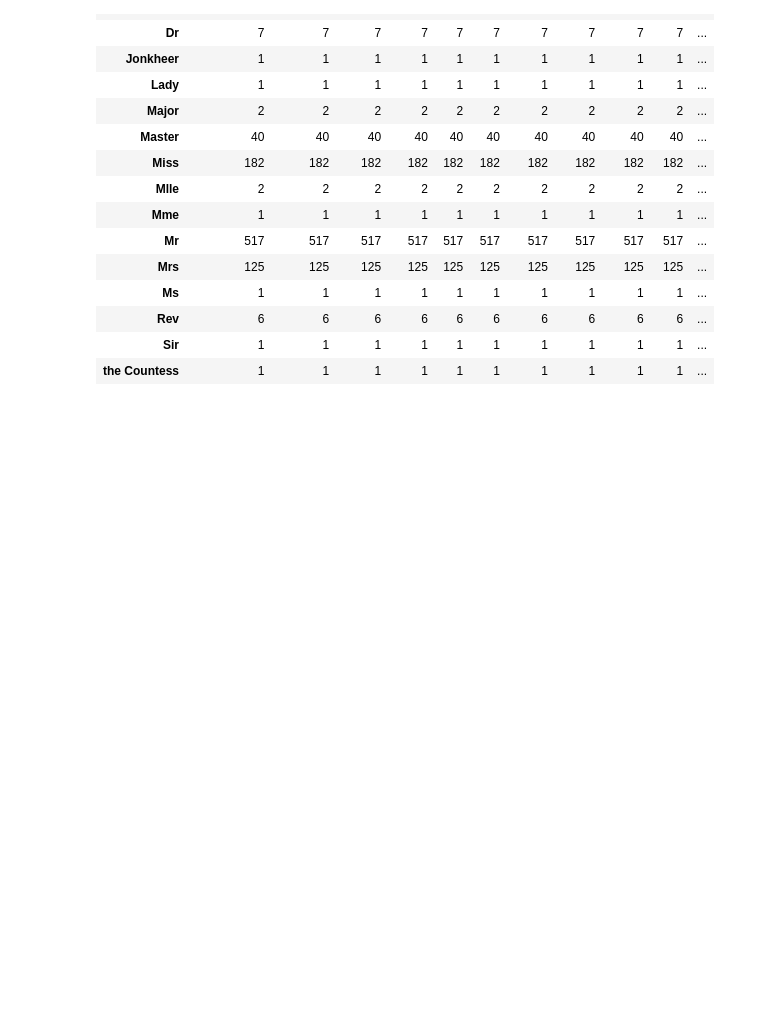
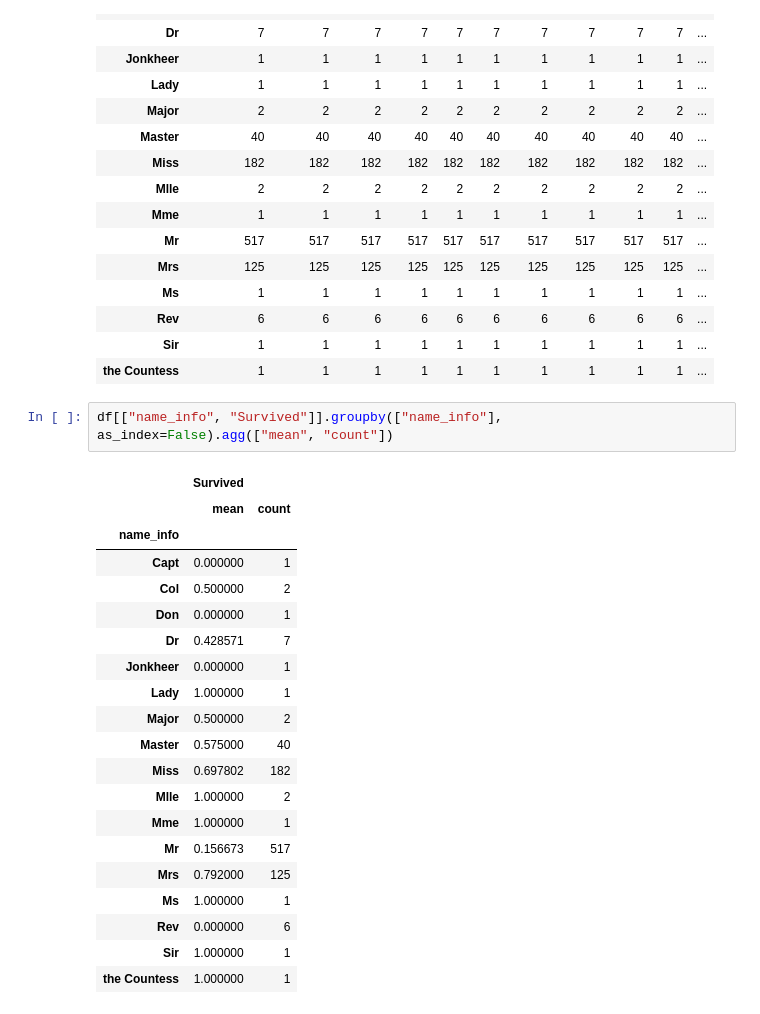
Before and after one commit to dqmis/code_academy_ai_course, a Jupyter notebook: class_materials/examples/machine_learning/2022-11-28.ipynb, the cells around one changed output. Drawn from its saved outputs; the diff is of its cells as text; blank space fills up the shorter version.

```diff
--- a/class_materials/examples/machine_learning/2022-11-28.ipynb
+++ b/class_materials/examples/machine_learning/2022-11-28.ipynb
@@ -242,3 +254,26 @@ df.groupby(["name_info"]).count()
 | Rev | 6 | 6 | 6 | 6 | 6 | 6 | 6 | 6 | 6 | 6 | ... |
 | Sir | 1 | 1 | 1 | 1 | 1 | 1 | 1 | 1 | 1 | 1 | ... |
 | the Countess | 1 | 1 | 1 | 1 | 1 | 1 | 1 | 1 | 1 | 1 | ... |
+# %%
+df[["name_info", "Survived"]].groupby(["name_info"], as_index=False).agg(["mean", "count"])
+# %% [output]
+|  | Survived |  |
+|  | mean | count |
+| name_info |  |  |
+| Capt | 0.000000 | 1 |
+| Col | 0.500000 | 2 |
+| Don | 0.000000 | 1 |
+| Dr | 0.428571 | 7 |
+| Jonkheer | 0.000000 | 1 |
+| Lady | 1.000000 | 1 |
+| Major | 0.500000 | 2 |
+| Master | 0.575000 | 40 |
+| Miss | 0.697802 | 182 |
+| Mlle | 1.000000 | 2 |
+| Mme | 1.000000 | 1 |
+| Mr | 0.156673 | 517 |
+| Mrs | 0.792000 | 125 |
+| Ms | 1.000000 | 1 |
+| Rev | 0.000000 | 6 |
+| Sir | 1.000000 | 1 |
+| the Countess | 1.000000 | 1 |
```
Also changed, not shown: parts of 23 cells of this notebook, 2 other files.
